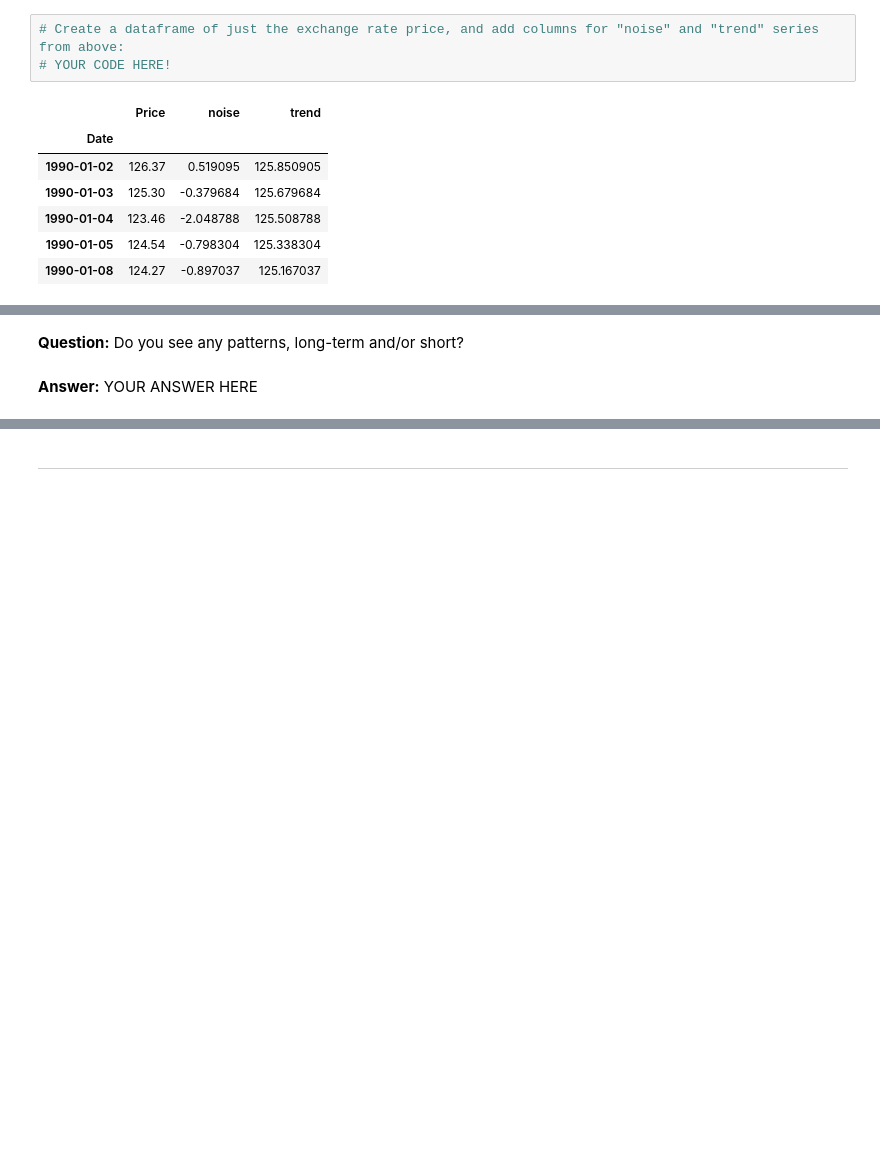
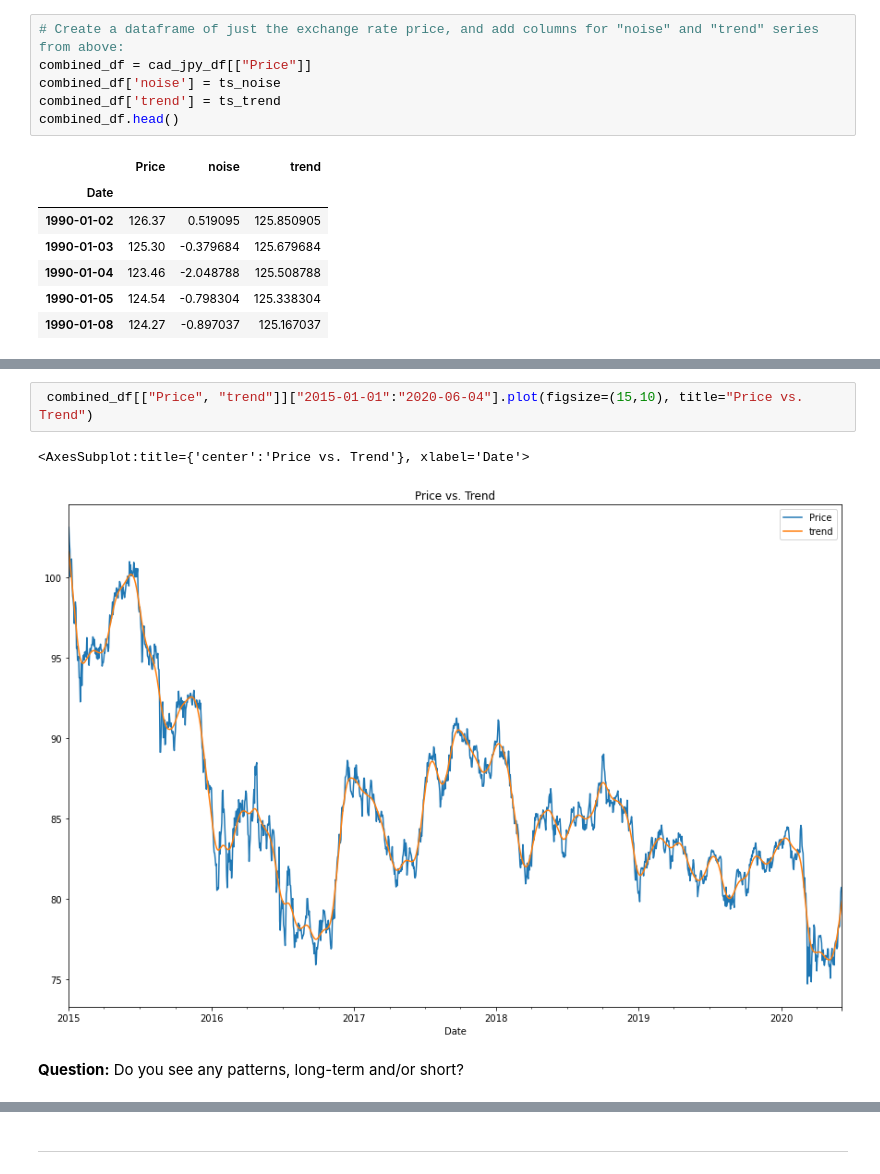
Before and after one commit to benjaminweymouth/Time-Series-analysis-using-ARIMA, a Jupyter notebook: Python Code/time_series_analysis.ipynb, the cells around one changed output, grey strips where cells are left out. Saved outputs shown, nothing was run; the diff lists cells and outputs as text; blank space fills up the shorter version.

```diff
--- a/Python Code/time_series_analysis.ipynb
+++ b/Python Code/time_series_analysis.ipynb
@@ -63,6 +89,9 @@ import statsmodels.api as sm
 # %%
 # Create a dataframe of just the exchange rate price, and add columns for "noise" and "trend" series from above:
-# YOUR CODE HERE!
+combined_df = cad_jpy_df[["Price"]]
+combined_df['noise'] = ts_noise
+combined_df['trend'] = ts_trend
+combined_df.head()
 # %% [output]
 |  | Price | noise | trend |
 | Date |  |  |  |
@@ -80,4 +103,7 @@ import statsmodels.api as sm
+# %%
+ combined_df[["Price", "trend"]]["2015-01-01":"2020-06-04"].plot(figsize=(15,10), title="Price vs. Trend")
+# %% [output]
+<AxesSubplot:title={'center':'Price vs. Trend'}, xlabel='Date'>
+[figure, added]
 # %% [markdown]
 **Question:** Do you see any patterns, long-term and/or short?
-# %% [markdown]
-**Answer:** YOUR ANSWER HERE
```
Also changed, not shown: parts of 8 cells of this notebook.
